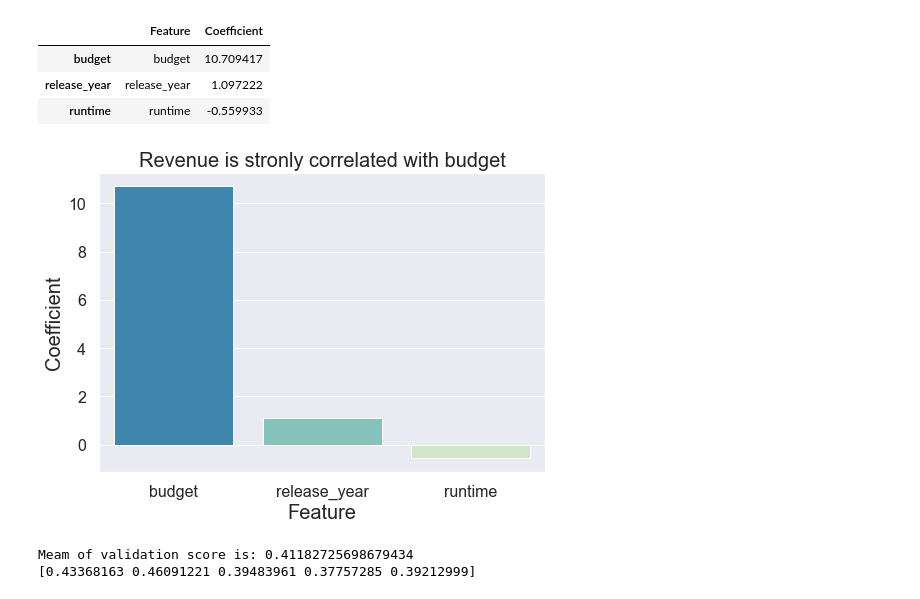
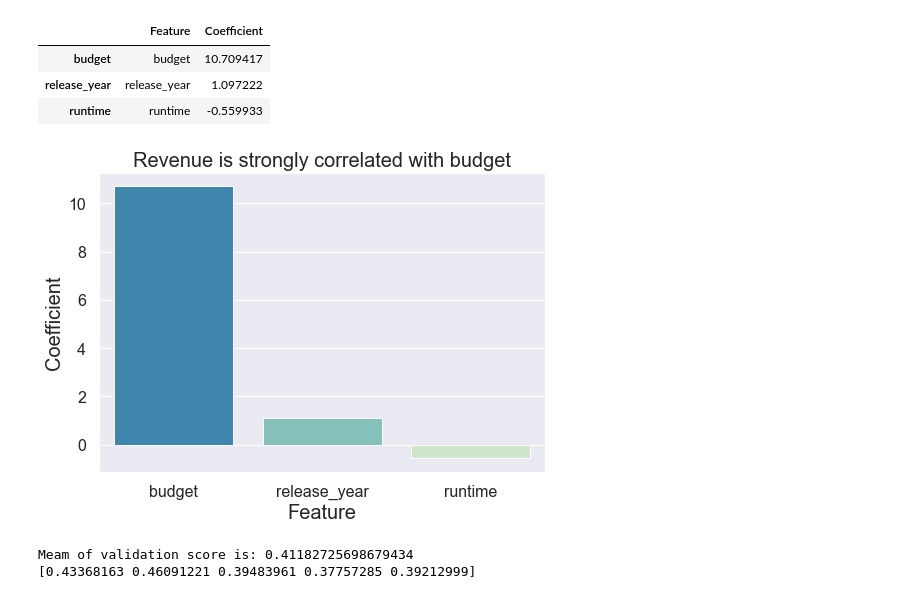
Before and after one commit to katiehuang1221/Predict-Revenue-Of-Movie-Adaptation, a Jupyter notebook: notebooks/feature_engineering_LR_general2.ipynb, the cells around one changed output. Drawn from its saved outputs; the diff is of its cells as text; code cells hidden in the pictures.

```diff
--- a/notebooks/feature_engineering_LR_general2.ipynb
+++ b/notebooks/feature_engineering_LR_general2.ipynb
@@ -374,30 +374,30 @@ coef
 # %%
 coef = pd.DataFrame(list(zip((con_feature),lr.coef_)),index=con_feature,columns = ['Feature','Coefficient']).\
 sort_values(['Coefficient'],ascending=False)
 
 # Generate coef plots for the 3 continuous features
 # plt.style.use('seaborn')
 import matplotlib.style as style
 # style.use('seaborn-poster') #sets the size of the charts
 # style.use('seaborn-dark')
 p = sns.color_palette("GnBu_r",3)
 sns.set_palette(p)
 
 fig, ax = plt.subplots()
 sns.set_palette(p)
 sns.barplot(x="Feature", y= 'Coefficient', data = coef)
-ax.set_title('Revenue is stronly correlated with budget',fontsize=20)
+ax.set_title('Revenue is strongly correlated with budget',fontsize=20)
 ax.set_xlabel('Feature',fontsize=20)
 ax.set_ylabel('Coefficient',fontsize=20)
 plt.xticks(fontsize=16)
 plt.yticks(fontsize=16)
 # ax.set_xticks([0,5e4,100e3,150e3,200e3,250e3])
 # ax.set_xticklabels(['0','50k','100k','150k','200k','250k'])
 
 fig.savefig('../plot/lr_coef.pdf', bbox_inches='tight', transparent=True)
 # fig.savefig('Top_station2.svg', format='svg')
 # %% [output]
-[figure, old version]
+[figure, new version]
 # %%
 # Cross-validation
 # Will not use X_test, y_test
```
Also changed, not shown: parts of 5 cells of this notebook, 2 other files.
